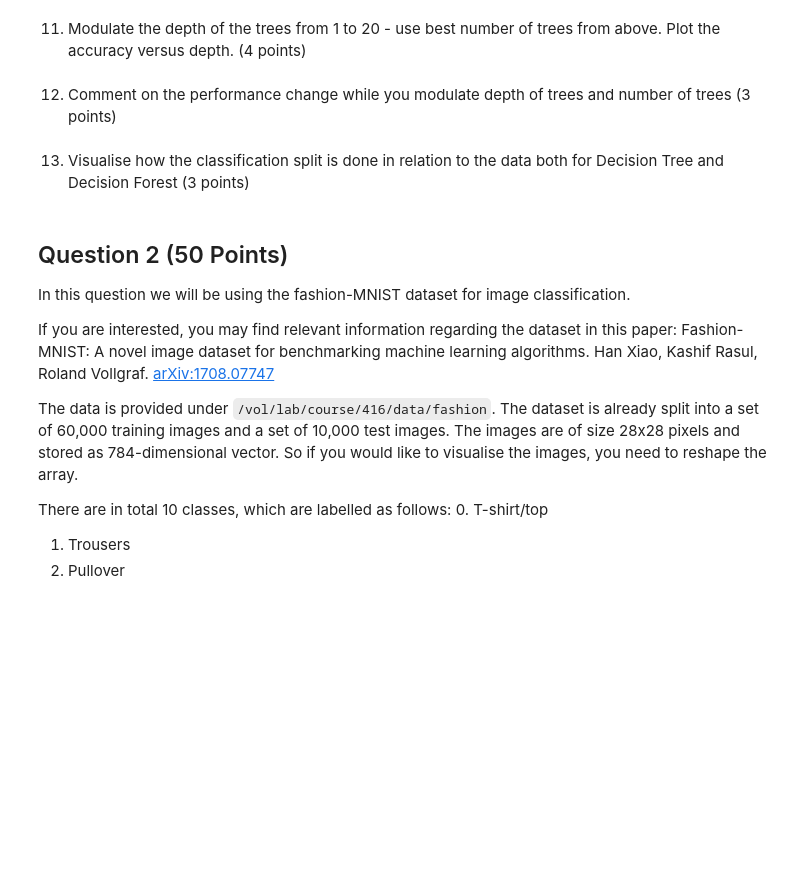
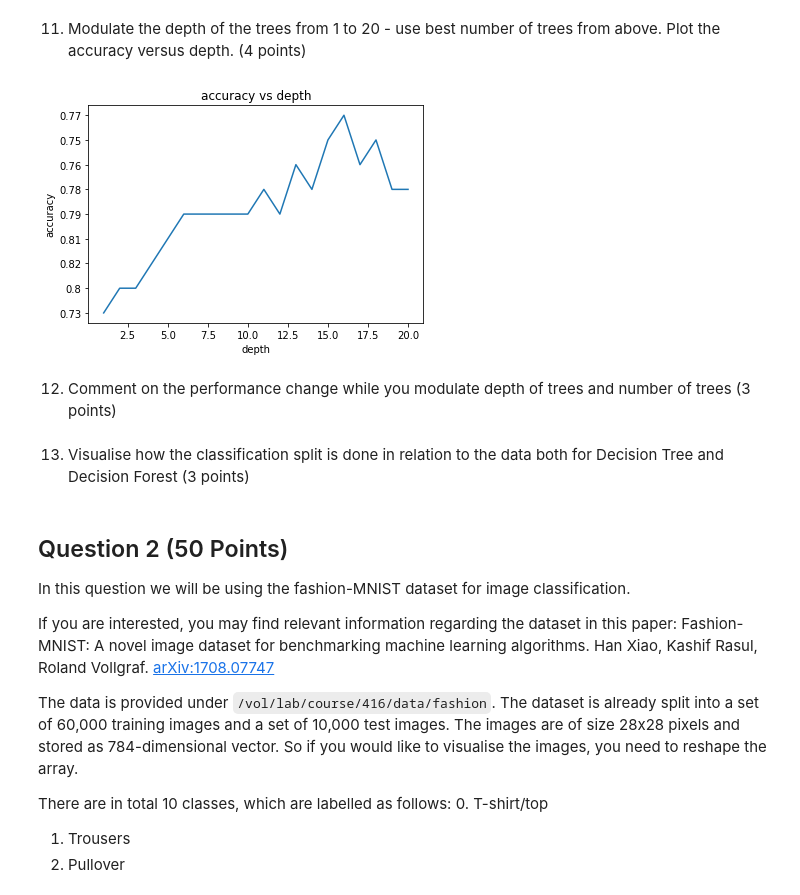
Before and after one commit to 94929/age-regression-from-brain-mri-images, a Jupyter notebook: MLI-CW-1.ipynb, the cells around one changed output. Saved outputs shown, nothing was run; the diff lists cells and outputs as text; code cells hidden in the pictures; blank space fills up the shorter version.

```diff
--- a/MLI-CW-1.ipynb
+++ b/MLI-CW-1.ipynb
@@ -132,2 +172,18 @@ acc: 0.735
+# %%
+## ADD YOUR CODE HERE
+
+accs = []
+tree_depths = list(range(1, 21))
+for tree_depth in tree_depths:
+    acc = train_rt(X_poly, y, max_depth=tree_depth)
+    accs.append(float(acc))
+
+plt.plot(tree_depths, accs)
+plt.title('accuracy vs depth')
+plt.xlabel('depth')
+plt.ylabel('accuracy')
+plt.show()
+# %% [output]
+[figure, added]
 # %% [markdown]
 12) Comment on the performance change while you modulate depth of trees and number of trees (3 points)
```
Also changed, not shown: parts of 13 cells of this notebook.
